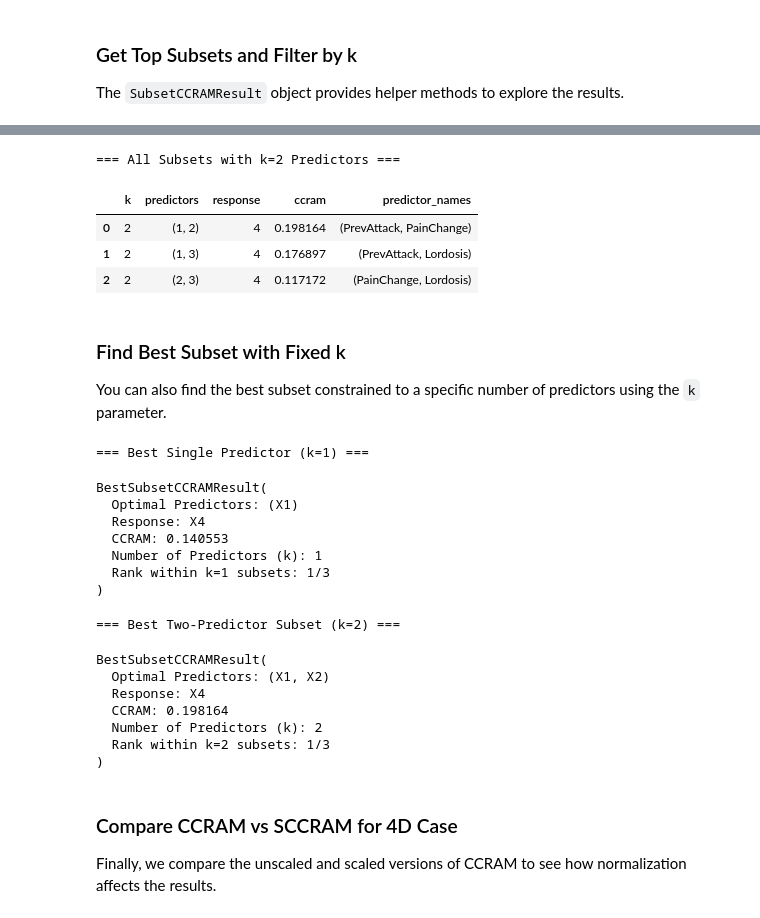
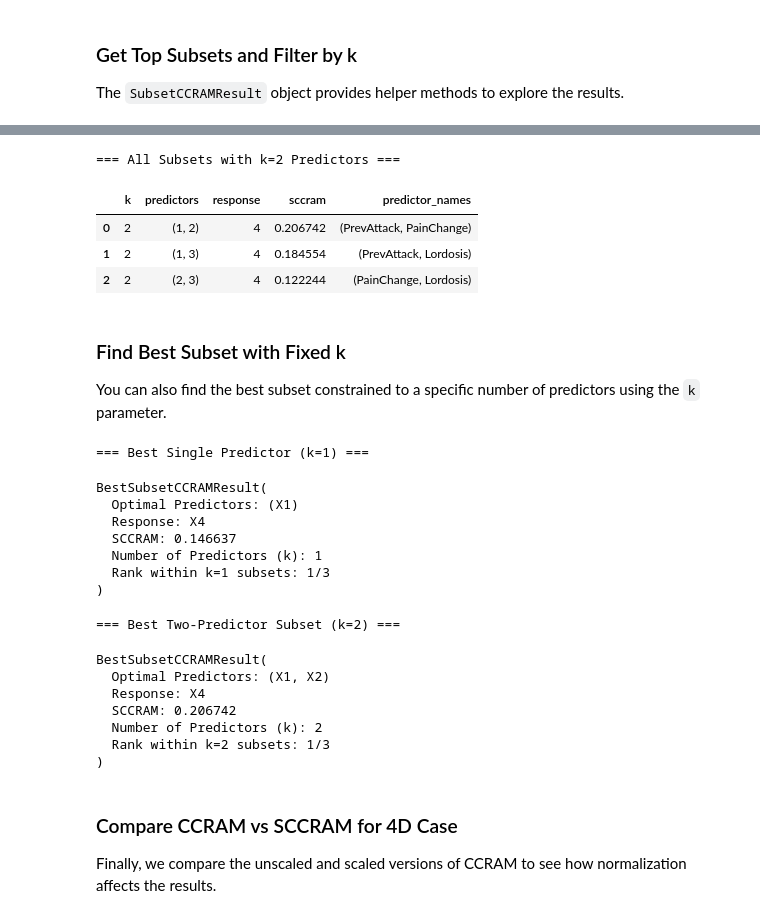
Before and after one commit to DhyeyMavani2003/ccrvam, a Jupyter notebook: examples/jupyter/03_BestSubsets_Selection.ipynb, the cells around one changed output, grey strips where cells are left out. Drawn from its saved outputs; the diff is of its cells as text; code cells hidden in the pictures.

```diff
--- a/examples/jupyter/03_BestSubsets_Selection.ipynb
+++ b/examples/jupyter/03_BestSubsets_Selection.ipynb
@@ -202,15 +240,15 @@ variable_names_4d = {
     4: "Pain"
 }
 
-# Calculate all subsets CCRAM for predicting Pain (variable 4)
-result_4d = all_subsets_ccram(
+# Calculate all subsets SCCRAM for predicting Pain (variable 4)
+result_4d_scaled = all_subsets_ccram(
     rda_contingency_table,
     response=4,  # Predict Pain outcome
-    scaled=False,
+    scaled=True, # Use SCCRAM (scaled); default is False (unscaled CCRAM)
     variable_names=variable_names_4d
 )
 
-print("=== All Subsets CCRAM Results (4D) ===")
-result_4d.results_df
+print("=== All Subsets SCCRAM Results (4D) ===")
+result_4d_scaled.results_df
 # %% [output]
 === All Subsets CCRAM Results (4D) ===
@@ -284,56 +351,56 @@ result_4d.get_top_subsets(n=3)
 # %%
 # Get all subsets with exactly k=2 predictors
 print("=== All Subsets with k=2 Predictors ===")
-result_4d.get_subsets_by_k(k=2)
+result_4d_scaled.get_subsets_by_k(k=2)
 # %% [output]
 === All Subsets with k=2 Predictors ===
-|  | k | predictors | response | ccram | predictor_names |
-| 0 | 2 | (1, 2) | 4 | 0.198164 | (PrevAttack, PainChange) |
-| 1 | 2 | (1, 3) | 4 | 0.176897 | (PrevAttack, Lordosis) |
-| 2 | 2 | (2, 3) | 4 | 0.117172 | (PainChange, Lordosis) |
+|  | k | predictors | response | sccram | predictor_names |
+| 0 | 2 | (1, 2) | 4 | 0.206742 | (PrevAttack, PainChange) |
+| 1 | 2 | (1, 3) | 4 | 0.184554 | (PrevAttack, Lordosis) |
+| 2 | 2 | (2, 3) | 4 | 0.122244 | (PainChange, Lordosis) |
 # %% [markdown]
 ### Find Best Subset with Fixed k
 
 You can also find the best subset constrained to a specific number of predictors using the `k` parameter.
 # %%
 # Find best subset with exactly k=1 predictor
-best_k1 = best_subset_ccram(
+best_k1_scaled = best_subset_ccram(
     rda_contingency_table,
     response=4,
-    scaled=False,
+    scaled=True, # Use SCCRAM (scaled); default is False (unscaled CCRAM)
     k=1,  # Constrain to single predictor
     variable_names=variable_names_4d
 )
 
 print("=== Best Single Predictor (k=1) ===")
-best_k1
+best_k1_scaled
 # %% [output]
 === Best Single Predictor (k=1) ===
 BestSubsetCCRAMResult(
   Optimal Predictors: (X1)
   Response: X4
-  CCRAM: 0.140553
+  SCCRAM: 0.146637
   Number of Predictors (k): 1
   Rank within k=1 subsets: 1/3
 )
 # %%
 # Find best subset with exactly k=2 predictors
-best_k2 = best_subset_ccram(
+best_k2_scaled = best_subset_ccram(
     rda_contingency_table,
     response=4,
-    scaled=False,
+    scaled=True, # Use SCCRAM (scaled); default is False (unscaled CCRAM)
     k=2,  # Constrain to two predictors
     variable_names=variable_names_4d
 )
 
 print("=== Best Two-Predictor Subset (k=2) ===")
-best_k2
+best_k2_scaled
 # %% [output]
 === Best Two-Predictor Subset (k=2) ===
 BestSubsetCCRAMResult(
   Optimal Predictors: (X1, X2)
   Response: X4
-  CCRAM: 0.198164
+  SCCRAM: 0.206742
   Number of Predictors (k): 2
   Rank within k=2 subsets: 1/3
 )
```
Also changed, not shown: parts of 16 cells of this notebook, 3 other files.
